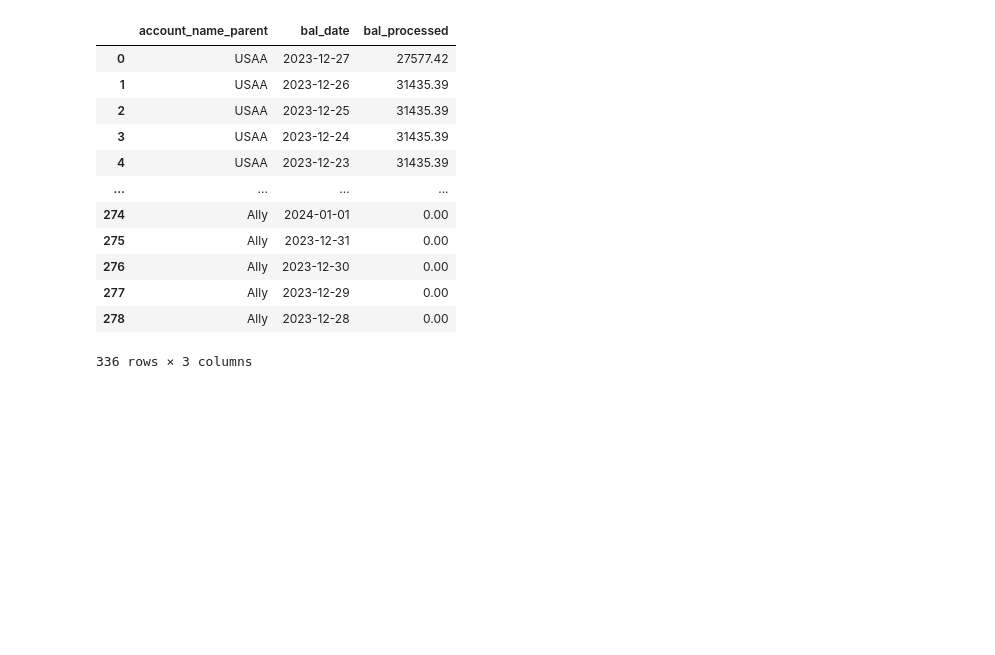
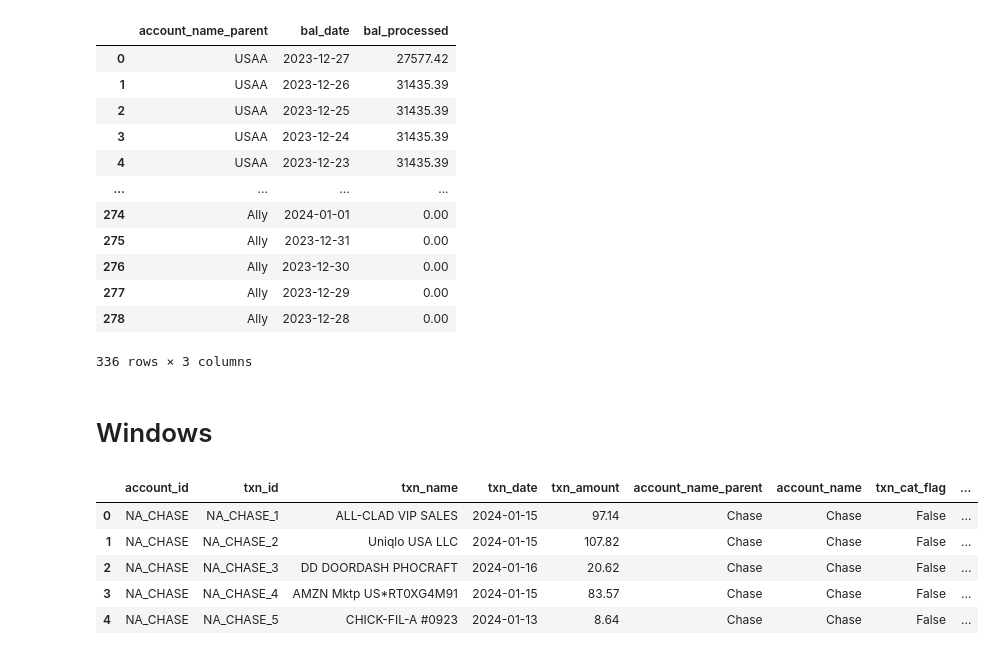
Before and after one commit to astaylor92/budget_sync, a Jupyter notebook: exploratory.ipynb, the cells around one changed output. Drawn from its saved outputs; the diff is of its cells as text; code cells hidden in the pictures; blank space fills up the shorter version.

```diff
--- a/exploratory.ipynb
+++ b/exploratory.ipynb
@@ -134,3 +139,5 @@ processed_bals
 | 277 | Ally | 2023-12-29 | 0.00 |
 | 278 | Ally | 2023-12-28 | 0.00 |
 336 rows × 3 columns
+# %% [markdown]
+# Windows
@@ -136,0 +147,10 @@ processed_bals
+# %%
+p_txns = pd.read_parquet(r"G:\My Drive\01-Banking_Ins\Budget_Data\data\processed_transactions.parquet")
+p_txns.head()
+# %% [output]
+|  | account_id | txn_id | txn_name | txn_date | txn_amount | account_name_parent | account_name | txn_cat_flag | ... |
+| 0 | NA_CHASE | NA_CHASE_1 | ALL-CLAD VIP SALES | 2024-01-15 | 97.14 | Chase | Chase | False | ... |
+| 1 | NA_CHASE | NA_CHASE_2 | Uniqlo USA LLC | 2024-01-15 | 107.82 | Chase | Chase | False | ... |
+| 2 | NA_CHASE | NA_CHASE_3 | DD DOORDASH PHOCRAFT | 2024-01-16 | 20.62 | Chase | Chase | False | ... |
+| 3 | NA_CHASE | NA_CHASE_4 | AMZN Mktp US*RT0XG4M91 | 2024-01-15 | 83.57 | Chase | Chase | False | ... |
+| 4 | NA_CHASE | NA_CHASE_5 | CHICK-FIL-A #0923 | 2024-01-13 | 8.64 | Chase | Chase | False | ... |
```
Also changed, not shown: parts of 7 cells of this notebook, 4 other files.
